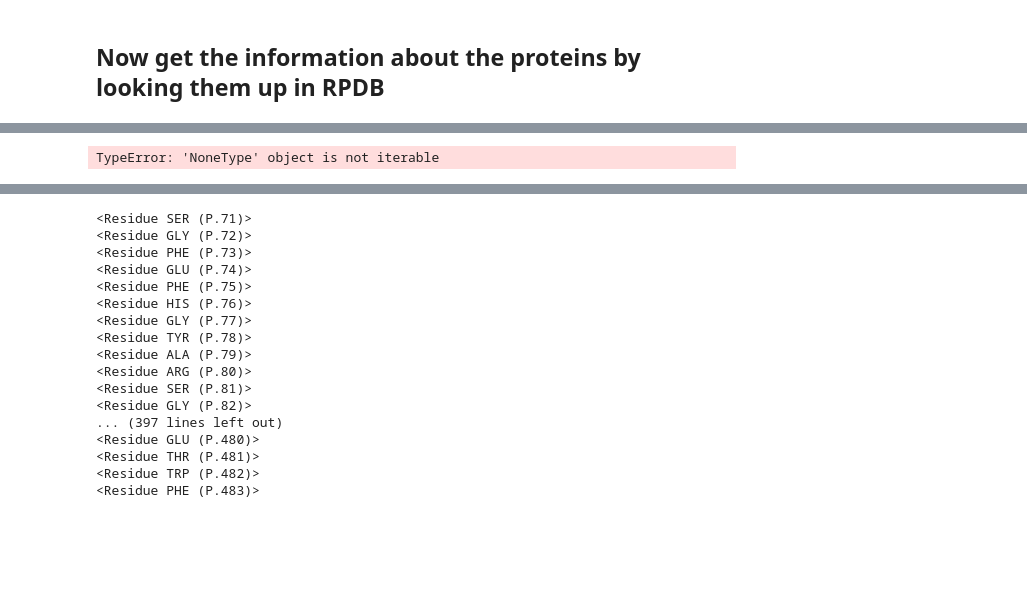
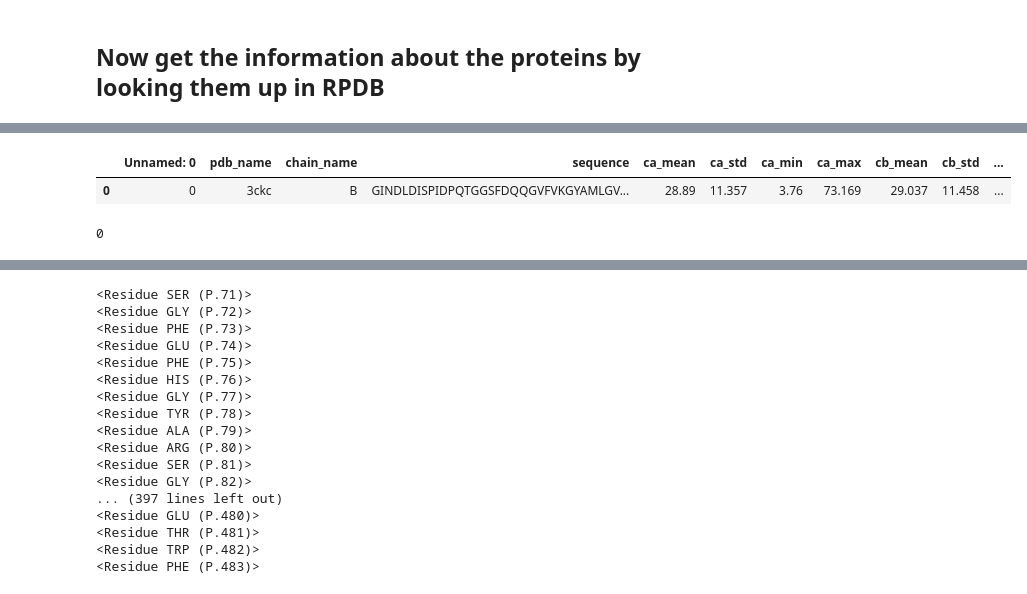
Before and after one commit to tonyreina/zincbind2, a Jupyter notebook: download_and_process_metals.ipynb, the cells around one changed output, grey strips where cells are left out. Saved outputs shown, nothing was run; the diff lists cells and outputs as text; code cells hidden in the pictures; blank space fills up the shorter version.

```diff
--- a/download_and_process_metals.ipynb
+++ b/download_and_process_metals.ipynb
@@ -682,11 +685,20 @@ def structure_site_to_sample(residues):
 
     return sample
 # %%
+import time
+
+metal_chain_structure_filename = "metal_chain_structure_filename.csv"
+
+
 def get_pdb(pdb_name, chain_name):
 
-    pdb = atomium.fetch(pdb_name)
+    df1 = pd.read_csv(metal_chain_structure_filename)
 
-    structure = structure_site_to_sample(pdb.model.chain(chain_name))
+    if sum((df1["pdb_name"] == pdb_name) & (df1["chain_name"] == chain_name) ) == 0:
+        pdb = atomium.fetch(pdb_name)
+
+        structure = structure_site_to_sample(pdb.model.chain(chain_name))
+        time.sleep(5)
 
     return (
         pdb_name,
@@ -705,4 +761,13 @@ def get_pdb(pdb_name, chain_name):
+# %%
+df1 = pd.read_csv(metal_chain_structure_filename)
+# %%
+df1
+# %% [output]
+|  | Unnamed: 0 | pdb_name | chain_name | sequence | ca_mean | ca_std | ca_min | ca_max | cb_mean | cb_std | ... |
+| 0 | 0 | 3ckc | B | GINDLDISPIDPQTGGSFDQQGVFVKGYAMLGV... | 28.89 | 11.357 | 3.76 | 73.169 | 29.037 | 11.458 | ... |
+# %%
+sum((df1["pdb_name"] == "3ckc") & (df1["chain_name"] == "B2") )
+# %% [output]
+0
 # %%
-struct_ca = df_metals.progress_apply(lambda x: get_pdb(x.PDB, x.Chain), axis=1)
+struct_ca = df_metals[6:10].progress_apply(lambda x: get_pdb(x.PDB, x.Chain[0]), axis=1)
-# %% [output]
-TypeError: 'NoneType' object is not iterable
```
Also changed, not shown: parts of 13 cells of this notebook.
